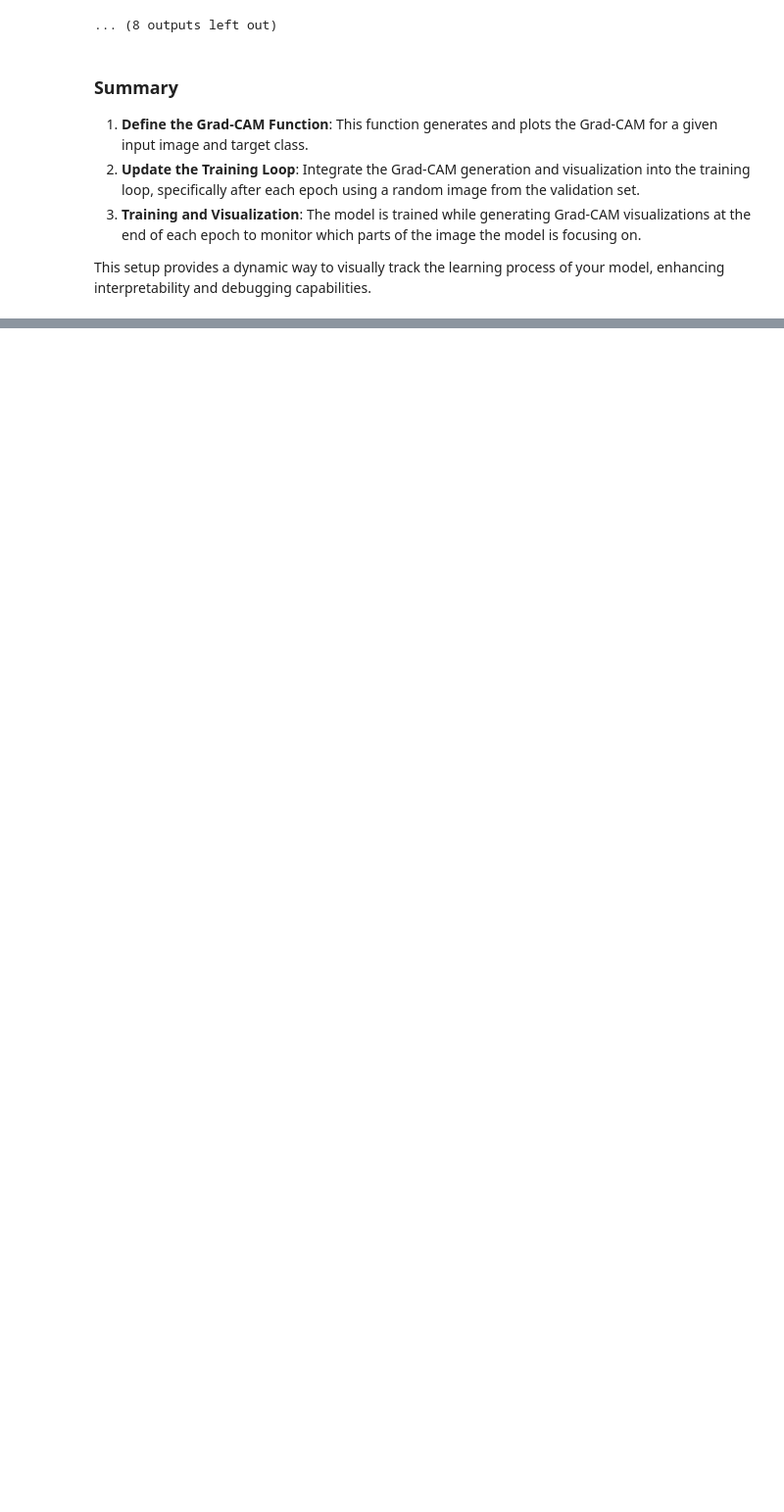
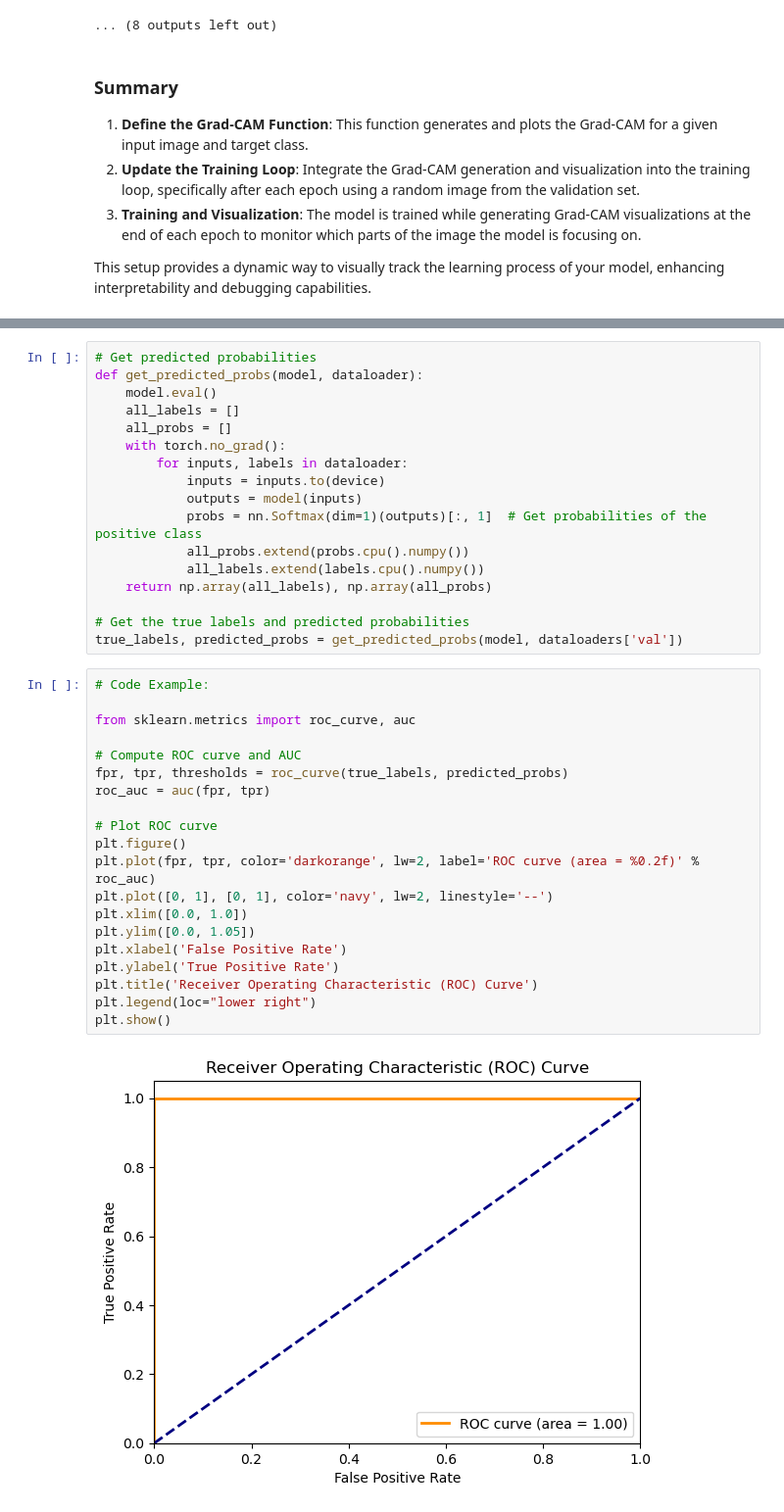
Before and after one commit to aileenluo/NX-School-2024, a Jupyter notebook: Classification_Tutorial.ipynb, the cells around one changed output, grey strips where cells are left out. Shown at 98% size. Drawn from its saved outputs; the diff is of its cells as text; blank space fills up the shorter version.

```diff
--- a/Classification_Tutorial.ipynb
+++ b/Classification_Tutorial.ipynb
@@ -599,0 +701,39 @@ This setup provides a dynamic way to visually track the learning process of your
+# %%
+# Get predicted probabilities
+def get_predicted_probs(model, dataloader):
+    model.eval()
+    all_labels = []
+    all_probs = []
+    with torch.no_grad():
+        for inputs, labels in dataloader:
+            inputs = inputs.to(device)
+            outputs = model(inputs)
+            probs = nn.Softmax(dim=1)(outputs)[:, 1]  # Get probabilities of the positive class
+            all_probs.extend(probs.cpu().numpy())
+            all_labels.extend(labels.cpu().numpy())
+    return np.array(all_labels), np.array(all_probs)
+
+# Get the true labels and predicted probabilities
+true_labels, predicted_probs = get_predicted_probs(model, dataloaders['val'])
+# %%
+# Code Example:
+
+from sklearn.metrics import roc_curve, auc
+
+# Compute ROC curve and AUC
+fpr, tpr, thresholds = roc_curve(true_labels, predicted_probs)
+roc_auc = auc(fpr, tpr)
+
+# Plot ROC curve
+plt.figure()
+plt.plot(fpr, tpr, color='darkorange', lw=2, label='ROC curve (area = %0.2f)' % roc_auc)
+plt.plot([0, 1], [0, 1], color='navy', lw=2, linestyle='--')
+plt.xlim([0.0, 1.0])
+plt.ylim([0.0, 1.05])
+plt.xlabel('False Positive Rate')
+plt.ylabel('True Positive Rate')
+plt.title('Receiver Operating Characteristic (ROC) Curve')
+plt.legend(loc="lower right")
+plt.show()
+# %% [output]
+[figure, added]
```
Also changed, not shown: parts of 27 cells of this notebook.
